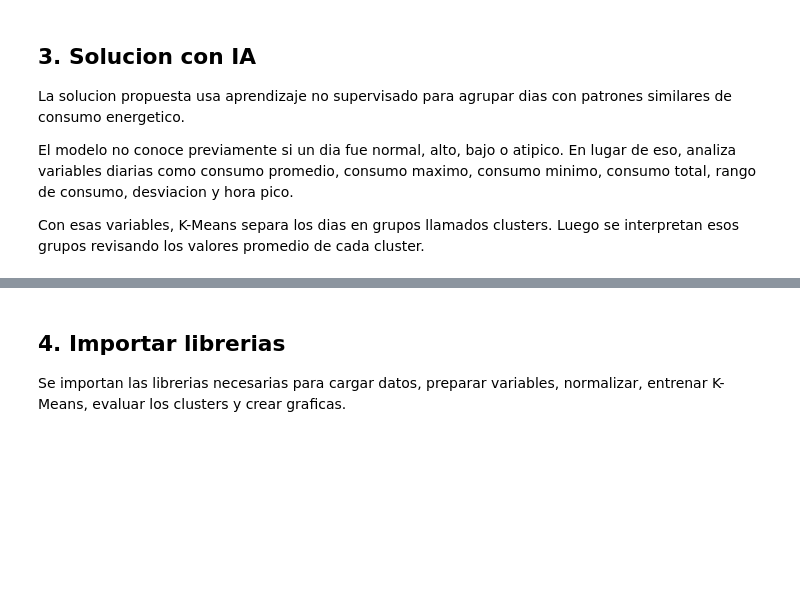
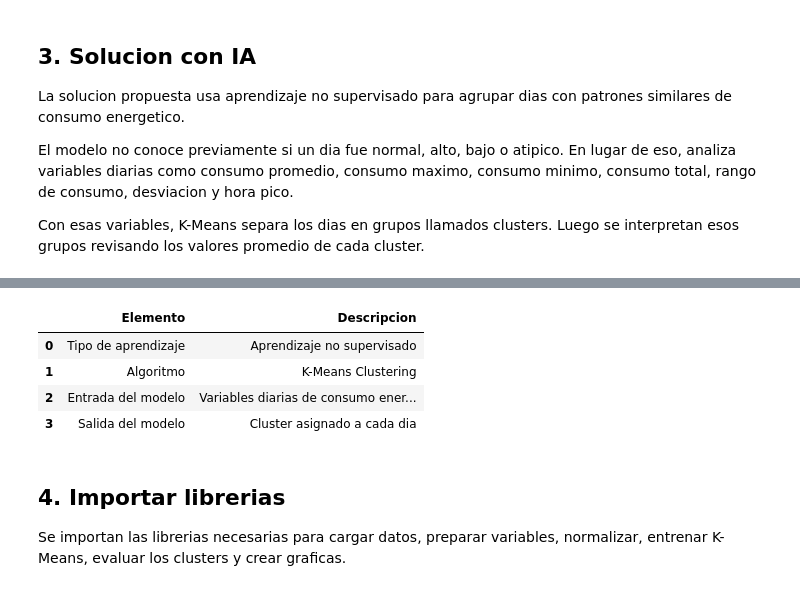
Before and after one commit to JhRA9/regresionLineal, a Jupyter notebook: aprendizaje no supervisado/proyecto_no_supervisado.ipynb, the cells around one changed output, grey strips where cells are left out. Saved outputs shown, nothing was run; the diff lists cells and outputs as text; code cells hidden in the pictures; blank space fills up the shorter version.

Commit message:
Agregar salidas y metricas a notebooks de energia

```diff
--- a/aprendizaje no supervisado/proyecto_no_supervisado.ipynb
+++ b/aprendizaje no supervisado/proyecto_no_supervisado.ipynb
@@ -36,3 +42,24 @@ Con esas variables, K-Means separa los dias en grupos llamados clusters. Luego s
+# %%
+import pandas as pd
+from IPython.display import display
+
+objetivo_no_supervisado = pd.DataFrame({
+    'Elemento': ['Tipo de aprendizaje', 'Algoritmo', 'Entrada del modelo', 'Salida del modelo'],
+    'Descripcion': [
+        'Aprendizaje no supervisado',
+        'K-Means Clustering',
+        'Variables diarias de consumo energetico',
+        'Cluster asignado a cada dia'
+    ]
+})
+
+display(objetivo_no_supervisado)
+# %% [output]
+|  | Elemento | Descripcion |
+| 0 | Tipo de aprendizaje | Aprendizaje no supervisado |
+| 1 | Algoritmo | K-Means Clustering |
+| 2 | Entrada del modelo | Variables diarias de consumo ener... |
+| 3 | Salida del modelo | Cluster asignado a cada dia |
 # %% [markdown]
 ## 4. Importar librerias
 
```
Also changed, not shown: parts of 24 cells of this notebook, 1 other file.
